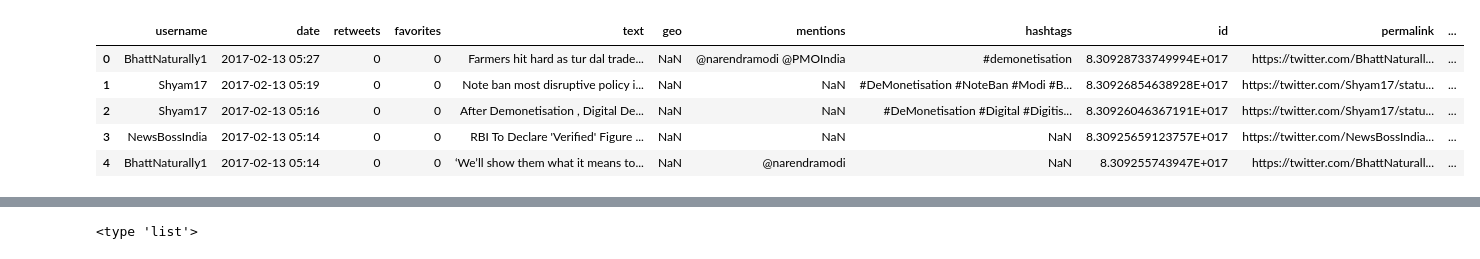
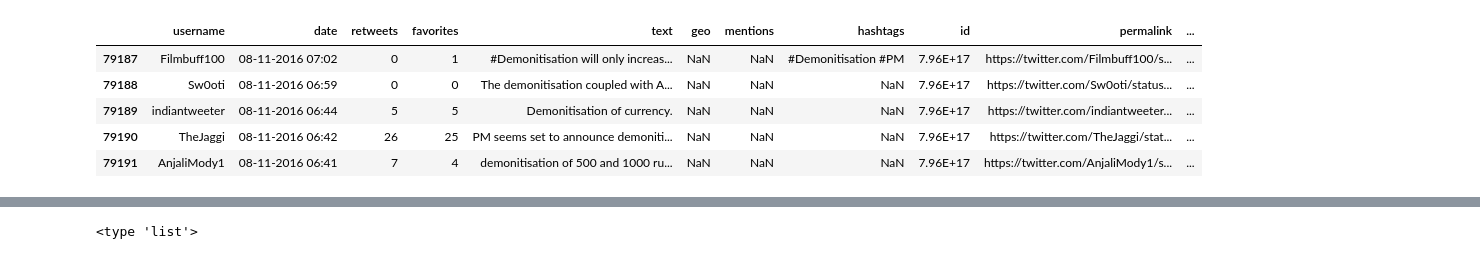
Before and after one commit to JiteshPshah/Twitter-Mining, a Jupyter notebook: Twitter_mining.ipynb, the cells around one changed output, grey strips where cells are left out. Drawn from its saved outputs; the diff is of its cells as text; code cells hidden in the pictures.

```diff
--- a/Twitter_mining.ipynb
+++ b/Twitter_mining.ipynb
@@ -5,14 +7,14 @@ import nltk
 # %%
 Data=pd.read_csv("/home/dharma/Tweeter Mining/output_got.csv")
 # %%
-Data.head()
+Data.tail()
 # %% [output]
 |  | username | date | retweets | favorites | text | geo | mentions | hashtags | id | permalink | ... |
-| 0 | BhattNaturally1 | 2017-02-13 05:27 | 0 | 0 | Farmers hit hard as tur dal trade... | NaN | @narendramodi @PMOIndia | #demonetisation | 8.30928733749994E+017 | https://twitter.com/BhattNaturall... | ... |
-| 1 | Shyam17 | 2017-02-13 05:19 | 0 | 0 | Note ban most disruptive policy i... | NaN | NaN | #DeMonetisation #NoteBan #Modi #B... | 8.30926854638928E+017 | https://twitter.com/Shyam17/statu... | ... |
-| 2 | Shyam17 | 2017-02-13 05:16 | 0 | 0 | After Demonetisation , Digital De... | NaN | NaN | #DeMonetisation #Digital #Digitis... | 8.30926046367191E+017 | https://twitter.com/Shyam17/statu... | ... |
-| 3 | NewsBossIndia | 2017-02-13 05:14 | 0 | 0 | RBI To Declare 'Verified' Figure ... | NaN | NaN | NaN | 8.30925659123757E+017 | https://twitter.com/NewsBossIndia... | ... |
-| 4 | BhattNaturally1 | 2017-02-13 05:14 | 0 | 0 | ‘We’ll show them what it means to... | NaN | @narendramodi | NaN | 8.309255743947E+017 | https://twitter.com/BhattNaturall... | ... |
+| 79187 | Filmbuff100 | 08-11-2016 07:02 | 0 | 1 | #Demonitisation will only increas... | NaN | NaN | #Demonitisation #PM | 7.96E+17 | https://twitter.com/Filmbuff100/s... | ... |
+| 79188 | Sw0oti | 08-11-2016 06:59 | 0 | 0 | The demonitisation coupled with A... | NaN | NaN | NaN | 7.96E+17 | https://twitter.com/Sw0oti/status... | ... |
+| 79189 | indiantweeter | 08-11-2016 06:44 | 5 | 5 | Demonitisation of currency. | NaN | NaN | NaN | 7.96E+17 | https://twitter.com/indiantweeter... | ... |
+| 79190 | TheJaggi | 08-11-2016 06:42 | 26 | 25 | PM seems set to announce demoniti... | NaN | NaN | NaN | 7.96E+17 | https://twitter.com/TheJaggi/stat... | ... |
+| 79191 | AnjaliMody1 | 08-11-2016 06:41 | 7 | 4 | demonitisation of 500 and 1000 ru... | NaN | NaN | NaN | 7.96E+17 | https://twitter.com/AnjaliMody1/s... | ... |
 # %%
 Temp=[Data["date"],Data["text"]]
 Tweets_WithDate=pd.DataFrame(data=Temp).T
```
Also changed, not shown: parts of 14 cells of this notebook.
